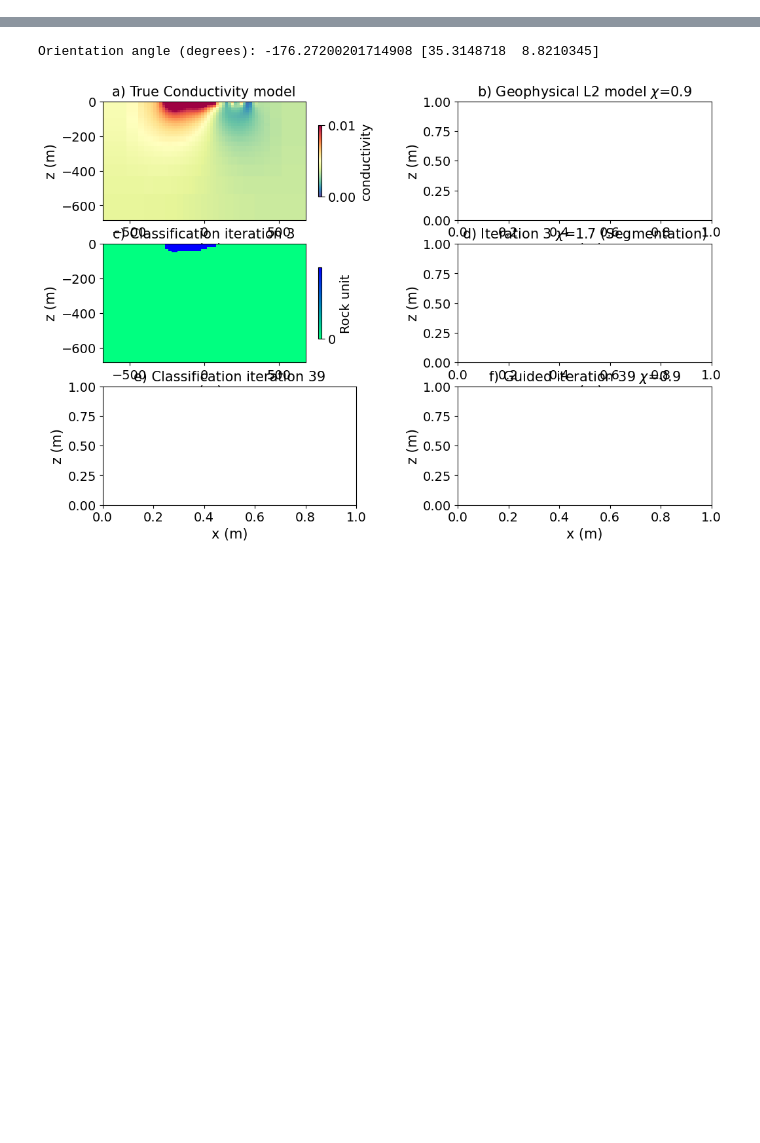
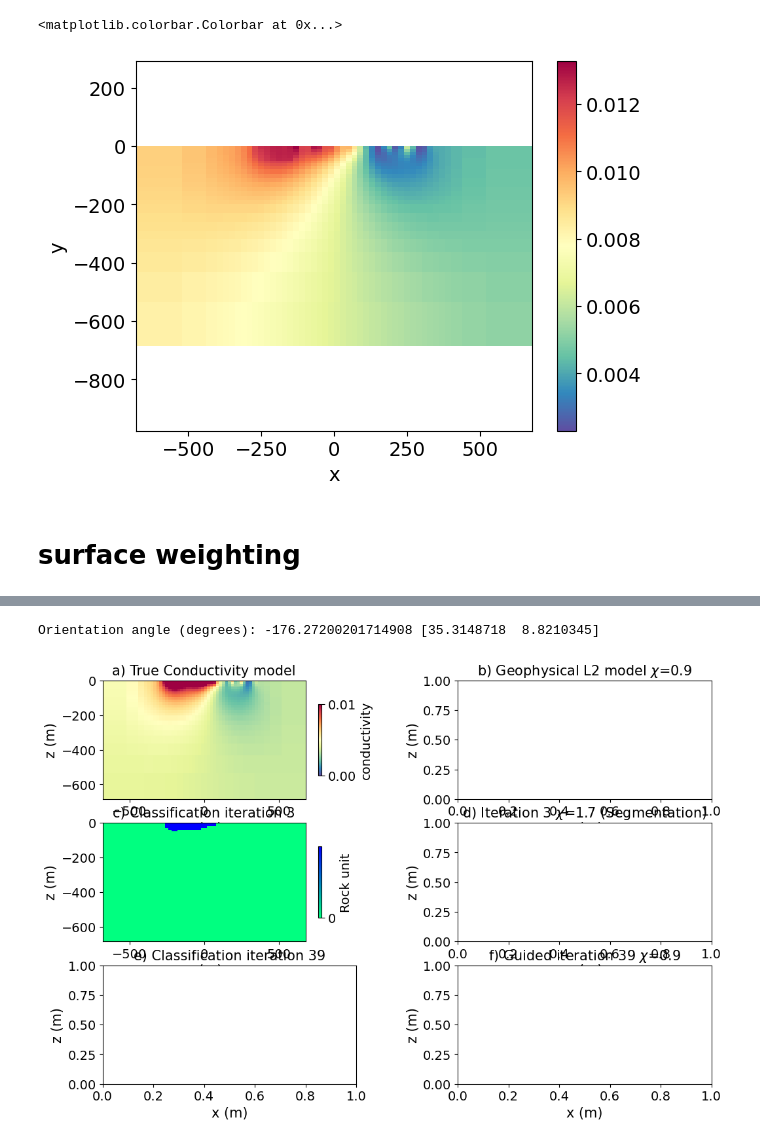
Before and after one commit to JKutt/transformers_segmentation, a Jupyter notebook: geological_segmentation/10-mcdermont_segmentation_experiment.ipynb, the cells around one changed output, grey strips where cells are left out. Drawn from its saved outputs; the diff is of its cells as text; code cells hidden in the pictures; blank space fills up the shorter version.

```diff
--- a/geological_segmentation/10-mcdermont_segmentation_experiment.ipynb
+++ b/geological_segmentation/10-mcdermont_segmentation_experiment.ipynb
@@ -74,0 +75,10 @@ for mask in masks_iter_2:
+# %%
+mcd_model =  np.exp(np.load(r"/home/juanito/git/jresearch/geological_segmentation/mcd_iterations/model_14.npy"))
+dd = mesh.plot_image(mcd_model, pcolor_opts={"cmap": "Spectral_r"})
+plt.axis('equal')
+plt.colorbar(dd[0])
+# %% [output]
+<matplotlib.colorbar.Colorbar at 0x...>
+[figure, added]
+# %% [markdown]
+# surface weighting
```
Also changed, not shown: parts of 4 cells of this notebook, 1 other file.
